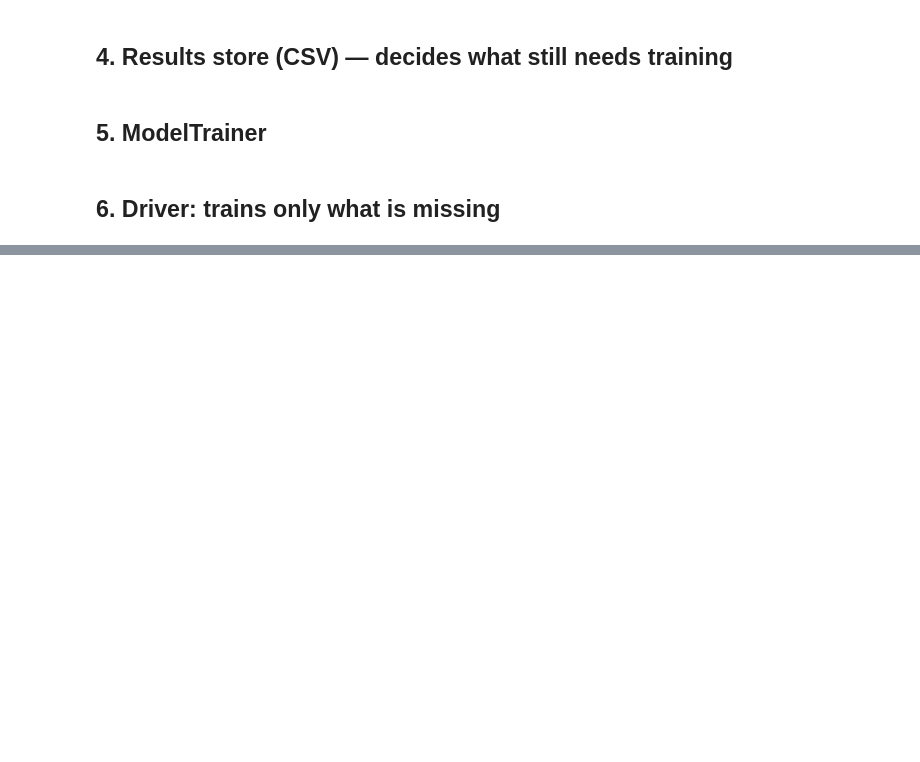
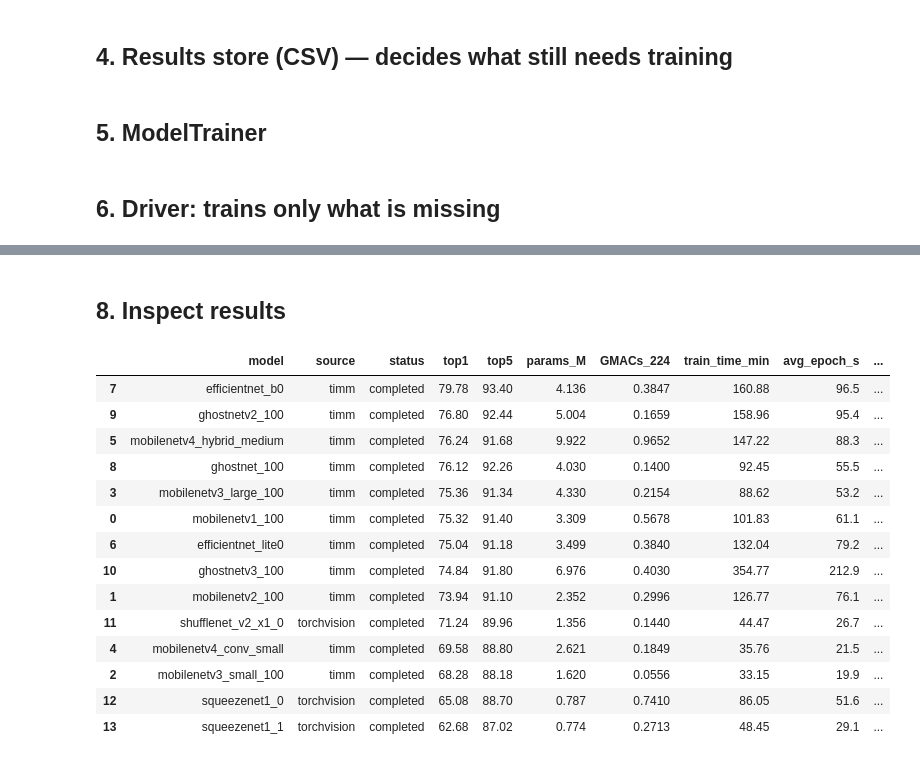
Before and after one commit to Kananelo688/ai-accelerators, a Jupyter notebook: notebooks/train_cnn_imagenet100.ipynb, the cells around one changed output, grey strips where cells are left out. Saved outputs shown, nothing was run; the diff lists cells and outputs as text; code cells hidden in the pictures; blank space fills up the shorter version.

```diff
--- a/notebooks/train_cnn_imagenet100.ipynb
+++ b/notebooks/train_cnn_imagenet100.ipynb
@@ -560,0 +998,24 @@ store.summary().sort_values("top1", ascending=False)
+# %% [markdown]
+## 8. Inspect results
+# %%
+store = ResultsStore(CFG)
+summary = store.summary()
+cols = ["model", "source", "status", "top1", "top5", "params_M", "GMACs_224",
+        "train_time_min", "avg_epoch_s", "peak_vram_gb"]
+summary[[c for c in cols if c in summary.columns]].sort_values("top1", ascending=False)
+# %% [output]
+|  | model | source | status | top1 | top5 | params_M | GMACs_224 | train_time_min | avg_epoch_s | ... |
+| 7 | efficientnet_b0 | timm | completed | 79.78 | 93.40 | 4.136 | 0.3847 | 160.88 | 96.5 | ... |
+| 9 | ghostnetv2_100 | timm | completed | 76.80 | 92.44 | 5.004 | 0.1659 | 158.96 | 95.4 | ... |
+| 5 | mobilenetv4_hybrid_medium | timm | completed | 76.24 | 91.68 | 9.922 | 0.9652 | 147.22 | 88.3 | ... |
+| 8 | ghostnet_100 | timm | completed | 76.12 | 92.26 | 4.030 | 0.1400 | 92.45 | 55.5 | ... |
+| 3 | mobilenetv3_large_100 | timm | completed | 75.36 | 91.34 | 4.330 | 0.2154 | 88.62 | 53.2 | ... |
+| 0 | mobilenetv1_100 | timm | completed | 75.32 | 91.40 | 3.309 | 0.5678 | 101.83 | 61.1 | ... |
+| 6 | efficientnet_lite0 | timm | completed | 75.04 | 91.18 | 3.499 | 0.3840 | 132.04 | 79.2 | ... |
+| 10 | ghostnetv3_100 | timm | completed | 74.84 | 91.80 | 6.976 | 0.4030 | 354.77 | 212.9 | ... |
+| 1 | mobilenetv2_100 | timm | completed | 73.94 | 91.10 | 2.352 | 0.2996 | 126.77 | 76.1 | ... |
+| 11 | shufflenet_v2_x1_0 | torchvision | completed | 71.24 | 89.96 | 1.356 | 0.1440 | 44.47 | 26.7 | ... |
+| 4 | mobilenetv4_conv_small | timm | completed | 69.58 | 88.80 | 2.621 | 0.1849 | 35.76 | 21.5 | ... |
+| 2 | mobilenetv3_small_100 | timm | completed | 68.28 | 88.18 | 1.620 | 0.0556 | 33.15 | 19.9 | ... |
+| 12 | squeezenet1_0 | torchvision | completed | 65.08 | 88.70 | 0.787 | 0.7410 | 86.05 | 51.6 | ... |
+| 13 | squeezenet1_1 | torchvision | completed | 62.68 | 87.02 | 0.774 | 0.2713 | 48.45 | 29.1 | ... |
```
Also changed, not shown: parts of 31 cells of this notebook, 3 other files.
